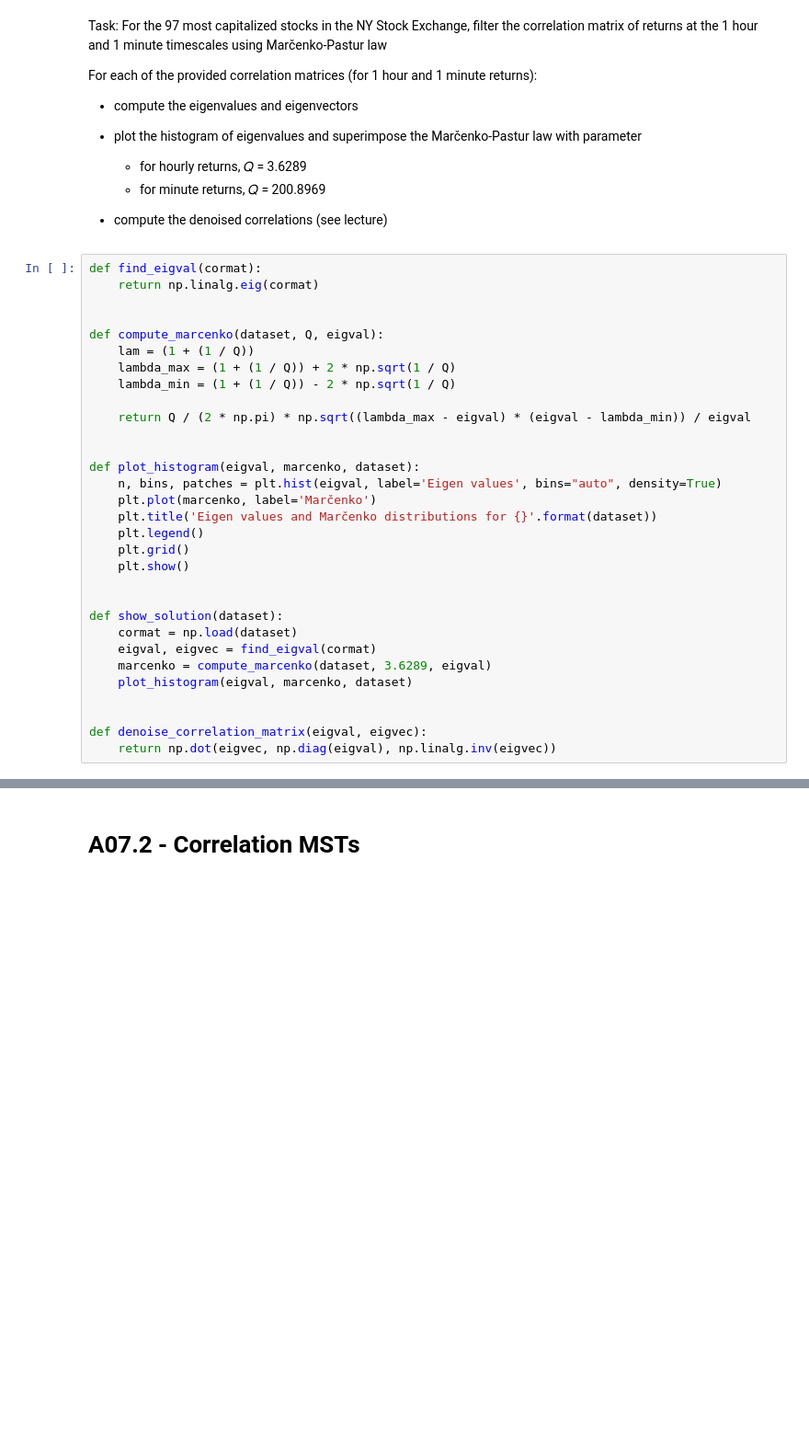
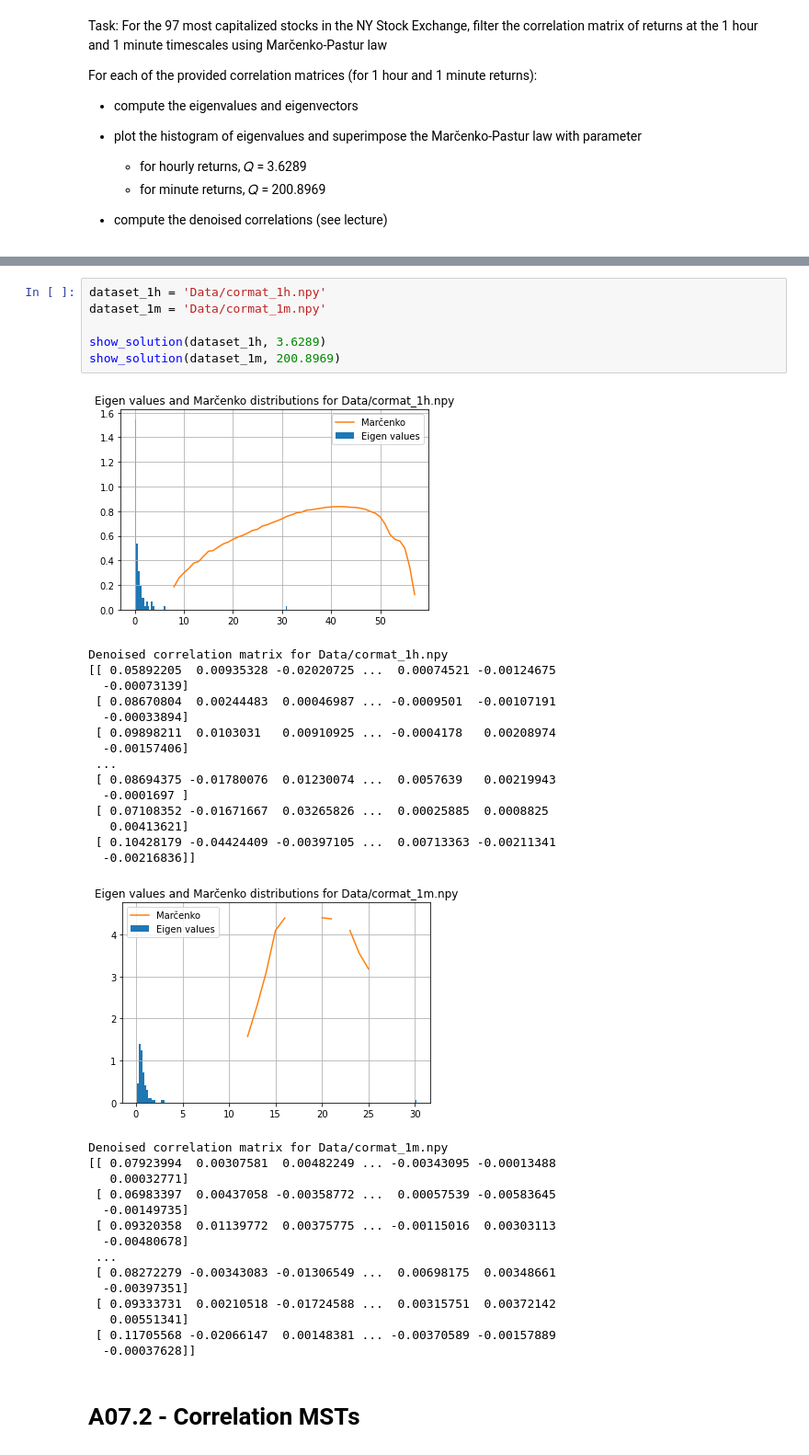
Before and after one commit to epura/NS, a Jupyter notebook: EX7/Pura_Eleonora_EX07.ipynb, the cells around one changed output, grey strips where cells are left out. Shown: that part at 92% size. Saved outputs shown, nothing was run; the diff lists cells and outputs as text; blank space fills up the shorter version.

```diff
--- a/EX7/Pura_Eleonora_EX07.ipynb
+++ b/EX7/Pura_Eleonora_EX07.ipynb
@@ -29,34 +22,3 @@ minute returns):
     - for minute returns, 𝑄 = 200.8969
 
 + compute the denoised correlations (see lecture)
-# %%
-def find_eigval(cormat):
-    return np.linalg.eig(cormat)
-
-
-def compute_marcenko(dataset, Q, eigval):
-    lam = (1 + (1 / Q))
-    lambda_max = (1 + (1 / Q)) + 2 * np.sqrt(1 / Q)
-    lambda_min = (1 + (1 / Q)) - 2 * np.sqrt(1 / Q)
-
-    return Q / (2 * np.pi) * np.sqrt((lambda_max - eigval) * (eigval - lambda_min)) / eigval
-
-
-def plot_histogram(eigval, marcenko, dataset):
-    n, bins, patches = plt.hist(eigval, label='Eigen values', bins="auto", density=True)
-    plt.plot(marcenko, label='Marčenko')
-    plt.title('Eigen values and Marčenko distributions for {}'.format(dataset))
-    plt.legend()
-    plt.grid()
-    plt.show()
-
-
-def show_solution(dataset):
-    cormat = np.load(dataset)
-    eigval, eigvec = find_eigval(cormat)
-    marcenko = compute_marcenko(dataset, 3.6289, eigval)
-    plot_histogram(eigval, marcenko, dataset)
-
-
-def denoise_correlation_matrix(eigval, eigvec):
-    return np.dot(eigvec, np.diag(eigval), np.linalg.inv(eigvec))
@@ -72,3 +69,40 @@ show_solution(dataset_1m)
+# %%
+dataset_1h = 'Data/cormat_1h.npy'
+dataset_1m = 'Data/cormat_1m.npy'
+
+show_solution(dataset_1h, 3.6289)
+show_solution(dataset_1m, 200.8969)
+# %% [output]
+[figure, added]
+Denoised correlation matrix for Data/cormat_1h.npy
+[[ 0.05892205  0.00935328 -0.02020725 ...  0.00074521 -0.00124675
+  -0.00073139]
+ [ 0.08670804  0.00244483  0.00046987 ... -0.0009501  -0.00107191
+  -0.00033894]
+ [ 0.09898211  0.0103031   0.00910925 ... -0.0004178   0.00208974
+  -0.00157406]
+ ...
+ [ 0.08694375 -0.01780076  0.01230074 ...  0.0057639   0.00219943
+  -0.0001697 ]
+ [ 0.07108352 -0.01671667  0.03265826 ...  0.00025885  0.0008825
+   0.00413621]
+ [ 0.10428179 -0.04424409 -0.00397105 ...  0.00713363 -0.00211341
+  -0.00216836]]
+[figure, added]
+Denoised correlation matrix for Data/cormat_1m.npy
+[[ 0.07923994  0.00307581  0.00482249 ... -0.00343095 -0.00013488
+   0.00032771]
+ [ 0.06983397  0.00437058 -0.00358772 ...  0.00057539 -0.00583645
+  -0.00149735]
+ [ 0.09320358  0.01139772  0.00375775 ... -0.00115016  0.00303113
+  -0.00480678]
+ ...
+ [ 0.08272279 -0.00343083 -0.01306549 ...  0.00698175  0.00348661
+  -0.00397351]
+ [ 0.09333731  0.00210518 -0.01724588 ...  0.00315751  0.00372142
+   0.00551341]
+ [ 0.11705568 -0.02066147  0.00148381 ... -0.00370589 -0.00157889
+  -0.00037628]]
 # %% [markdown]
 <h1>A07.2 - Correlation MSTs</h1>
 # %% [markdown]
```
Also changed, not shown: parts of 7 cells of this notebook.
